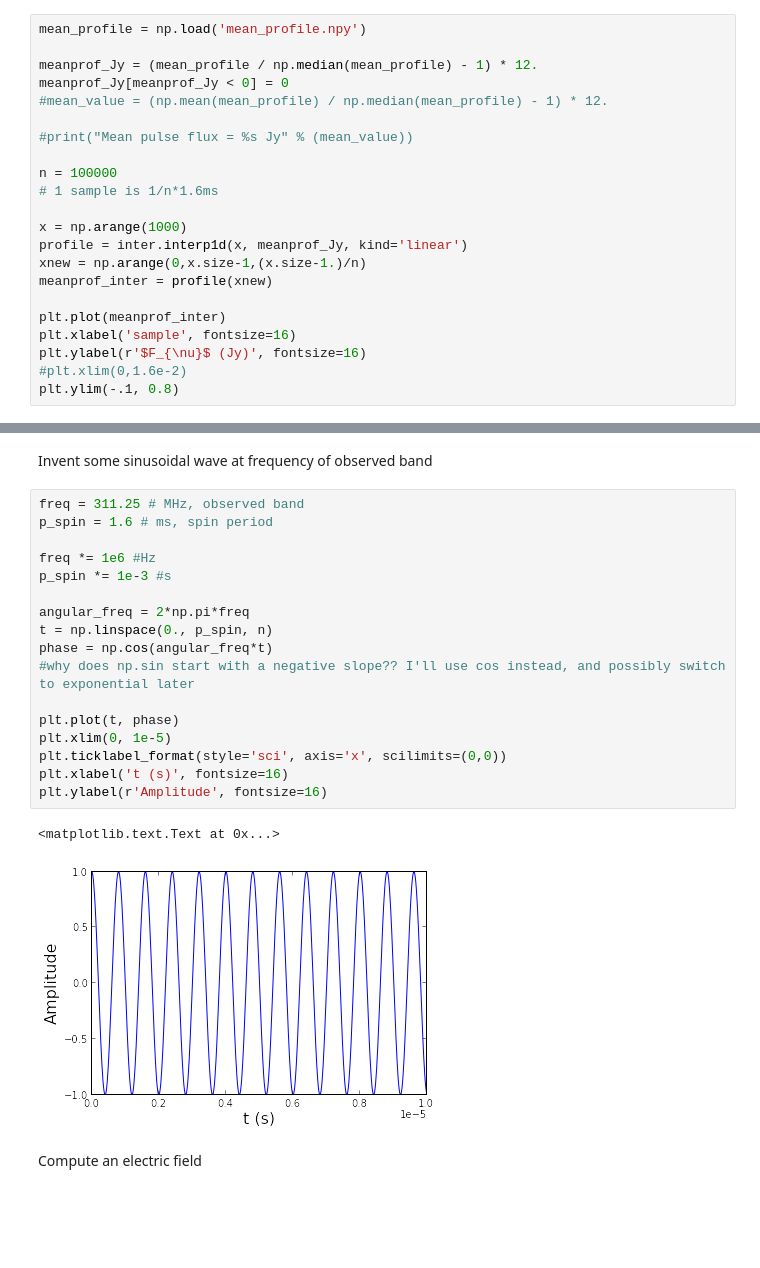
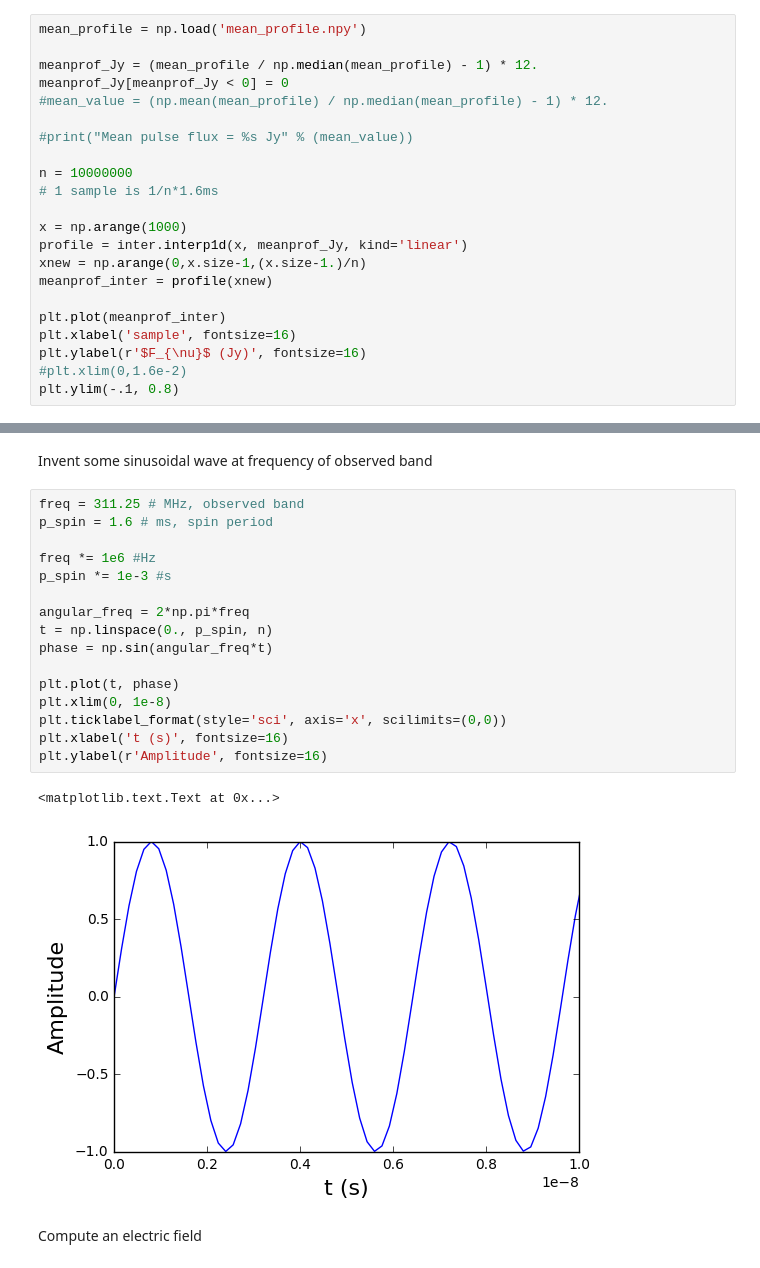
Before and after one commit to quantumfx/binary-lens, a Jupyter notebook: lens_simulation.ipynb, the cells around one changed output, grey strips where cells are left out. Drawn from its saved outputs; the diff is of its cells as text; blank space fills up the shorter version.

```diff
--- a/lens_simulation.ipynb
+++ b/lens_simulation.ipynb
@@ -14,7 +14,7 @@ meanprof_Jy[meanprof_Jy < 0] = 0
 
 #print("Mean pulse flux = %s Jy" % (mean_value))
 
-n = 100000
+n = 10000000
 # 1 sample is 1/n*1.6ms
 
 x = np.arange(1000)
@@ -57,23 +57,22 @@ Invent some sinusoidal wave at frequency of observed band
 # %%
 freq = 311.25 # MHz, observed band
 p_spin = 1.6 # ms, spin period
 
 freq *= 1e6 #Hz
 p_spin *= 1e-3 #s
 
 angular_freq = 2*np.pi*freq
 t = np.linspace(0., p_spin, n)
-phase = np.cos(angular_freq*t)
-#why does np.sin start with a negative slope?? I'll use cos instead, and possibly switch to exponential later
+phase = np.sin(angular_freq*t)
 
 plt.plot(t, phase)
-plt.xlim(0, 1e-5)
+plt.xlim(0, 1e-8)
 plt.ticklabel_format(style='sci', axis='x', scilimits=(0,0))
 plt.xlabel('t (s)', fontsize=16)
 plt.ylabel(r'Amplitude', fontsize=16)
 # %% [output]
 <matplotlib.text.Text at 0x...>
-[figure, old version]
+[figure, new version]
 # %% [markdown]
 Compute an electric field
 # %%
```
Also changed, not shown: parts of 4 cells of this notebook.
